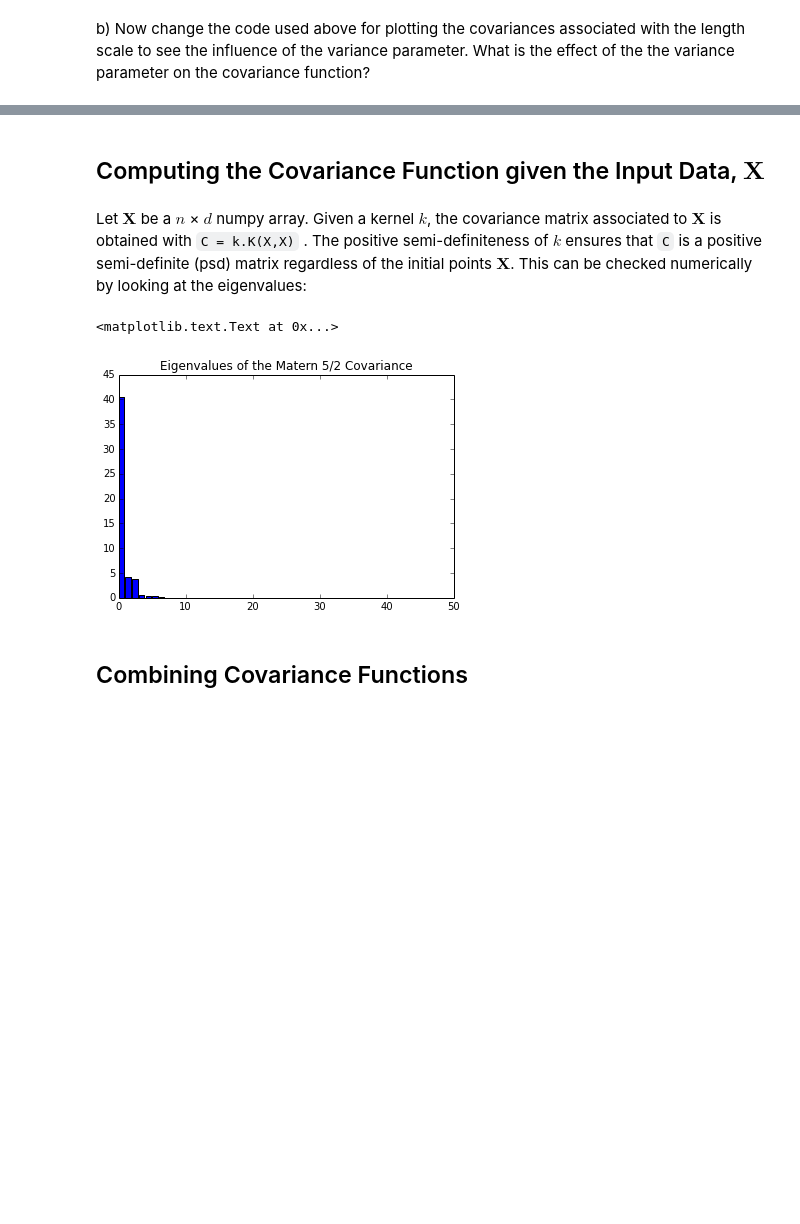
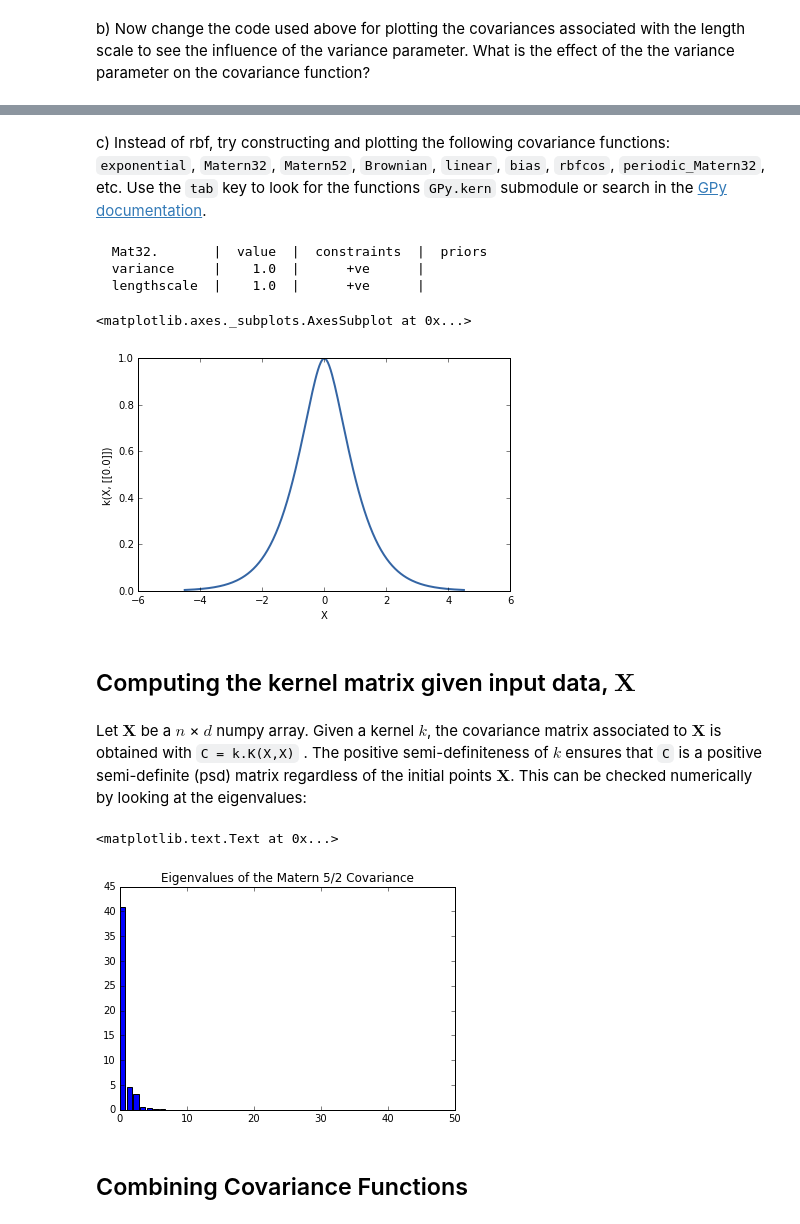
Before and after one commit to ShibataLab/GPyWorkshop, a Jupyter notebook: Part1/Experiments/Notebook1.ipynb, the cells around one changed output, grey strips where cells are left out. Drawn from its saved outputs; the diff is of its cells as text; code cells hidden in the pictures; blank space fills up the shorter version.

```diff
--- a/Part1/Experiments/Notebook1.ipynb
+++ b/Part1/Experiments/Notebook1.ipynb
@@ -143,20 +131,50 @@ plt.ylim(-0.1,5.1)
+# %% [markdown]
+c) Instead of rbf, try constructing and plotting the following  covariance functions: `exponential`, `Matern32`, `Matern52`, `Brownian`, `linear`, `bias`, `rbfcos`, `periodic_Matern32`, etc. Use the `tab` key to look for the functions `GPy.kern` submodule or search in the [GPy documentation](http://pythonhosted.org/GPy/index.html).
+# %%
+# look for the kernel documentation
+GPy.kern.Matern32?
+
+# input dim
+d = 1
+
+# create the Matern32 kernel
+k = GPy.kern.Matern32(d)
+
+# view the kernel
+print k
+k.plot()
+# %% [output]
+  Mat32.       |  value  |  constraints  |  priors
+  variance     |    1.0  |      +ve      |
+  lengthscale  |    1.0  |      +ve      |
+<matplotlib.axes._subplots.AxesSubplot at 0x...>
+[figure, added]
 # %% [markdown]
-## Computing the Covariance Function given the Input Data, $\mathbf{X}$
+## Computing the kernel matrix given input data, $\mathbf{X}$
 # %% [markdown]
 Let $\mathbf{X}$ be a $n$ × $d$ numpy array. Given a kernel $k$, the covariance matrix associated to
 $\mathbf{X}$ is obtained with `C = k.K(X,X)` . The positive semi-definiteness of $k$ ensures that `C`
 is a positive semi-definite (psd) matrix regardless of the initial points $\mathbf{X}$. This can be
 checked numerically by looking at the eigenvalues:
 # %%
+# input data: 50*2 matrix of iid standard Gaussians
+X = np.random.rand(50,2)
+
+# create the matern52 kernel
 k = GPy.kern.Matern52(input_dim=2)
-X = np.random.rand(50,2)       # 50*2 matrix of iid standard Gaussians
+
+# compute the kernel matrix
 C = k.K(X,X)
-eigvals = np.linalg.eigvals(C)           # Computes the eigenvalues of a matrix
+
+# computes eigenvalues of matrix
+eigvals = np.linalg.eigvals(C)
+
+# plot the eigen values
 plt.bar(np.arange(len(eigvals)), eigvals)
 plt.title('Eigenvalues of the Matern 5/2 Covariance')
 # %% [output]
 <matplotlib.text.Text at 0x...>
-[figure, old version]
+[figure, new version]
 # %% [markdown]
 ## Combining Covariance Functions
 # %% [markdown]
```
Also changed, not shown: parts of 8 cells of this notebook.
